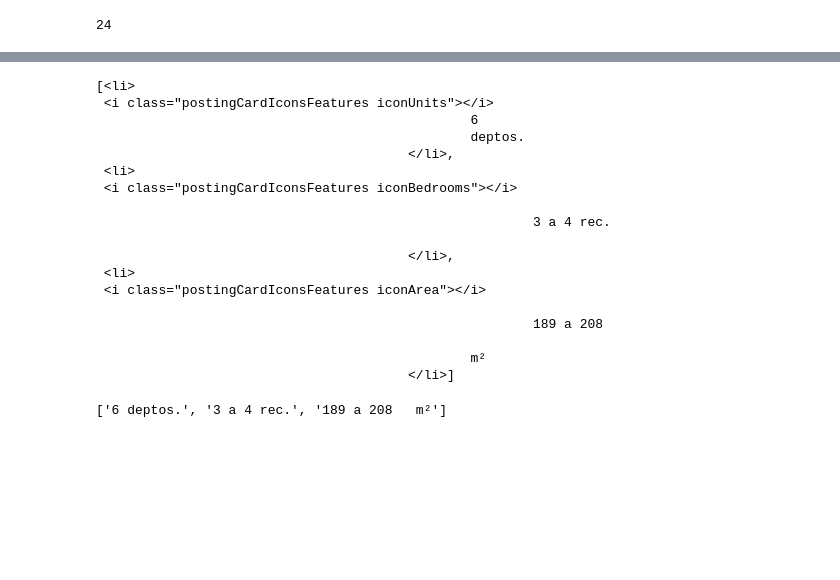
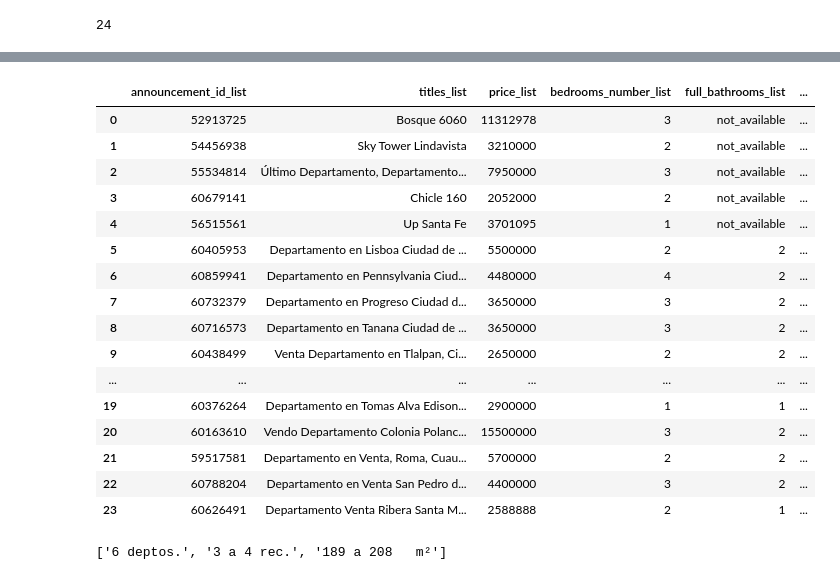
Before and after one commit to trezeget-1/meli_project, a Jupyter notebook: Inmuebles 24 - Scrape.ipynb, the cells around one changed output, grey strips where cells are left out. Saved outputs shown, nothing was run; the diff lists cells and outputs as text; code cells hidden in the pictures; blank space fills up the shorter version.

Commit message:
I added more columns into the dataframe from the information scrapped from the website of inmuebles

```diff
--- a/Inmuebles 24 - Scrape.ipynb
+++ b/Inmuebles 24 - Scrape.ipynb
@@ -73,3 +73,12 @@ soup = bs(html, "html.parser")
 len(soup.find_all("div", class_ = "postingCard"))
 # %% [output]
 24
+# %%
+sub_soup = publications_list[0]
+
+thumbnail = sub_soup.find_all("img")
+thumbnail[0]
+# thumbnail_list.append(thumbnail)
+
+# for x in range(len(thumbnail)):
+#     print(thumbnail[0]['data-src'].strip())
@@ -186,24 +179,31 @@ pd.DataFrame({
-# %%
-features_list
-# %% [output]
-[<li>
- <i class="postingCardIconsFeatures iconUnits"></i>
-                                                6
-                                                deptos.
-                                        </li>,
- <li>
- <i class="postingCardIconsFeatures iconBedrooms"></i>
-
-                                                        3 a 4 rec.
-
-                                        </li>,
- <li>
- <i class="postingCardIconsFeatures iconArea"></i>
-
-                                                        189 a 208
-
-                                                m²
-                                        </li>]
+# %%
+pd.DataFrame({
+    'announcement_id_list': announcement_id_list,
+    'titles_list': titles_list,
+    'price_list': price_list,
+    'bedrooms_number_list': bedrooms_number_list,
+    'full_bathrooms_list': full_bathrooms_list,
+    'permalink_list': permalink_list,
+    'thumbnail_list': thumbnail_list,
+})
+# %% [output]
+|  | announcement_id_list | titles_list | price_list | bedrooms_number_list | full_bathrooms_list | ... |
+| 0 | 52913725 | Bosque 6060 | 11312978 | 3 | not_available | ... |
+| 1 | 54456938 | Sky Tower Lindavista | 3210000 | 2 | not_available | ... |
+| 2 | 55534814 | Último Departamento, Departamento... | 7950000 | 3 | not_available | ... |
+| 3 | 60679141 | Chicle 160 | 2052000 | 2 | not_available | ... |
+| 4 | 56515561 | Up Santa Fe | 3701095 | 1 | not_available | ... |
+| 5 | 60405953 | Departamento en Lisboa Ciudad de ... | 5500000 | 2 | 2 | ... |
+| 6 | 60859941 | Departamento en Pennsylvania Ciud... | 4480000 | 4 | 2 | ... |
+| 7 | 60732379 | Departamento en Progreso Ciudad d... | 3650000 | 3 | 2 | ... |
+| 8 | 60716573 | Departamento en Tanana Ciudad de ... | 3650000 | 3 | 2 | ... |
+| 9 | 60438499 | Venta Departamento en Tlalpan, Ci... | 2650000 | 2 | 2 | ... |
+| ... | ... | ... | ... | ... | ... | ... |
+| 19 | 60376264 | Departamento en Tomas Alva Edison... | 2900000 | 1 | 1 | ... |
+| 20 | 60163610 | Vendo Departamento Colonia Polanc... | 15500000 | 3 | 2 | ... |
+| 21 | 59517581 | Departamento en Venta, Roma, Cuau... | 5700000 | 2 | 2 | ... |
+| 22 | 60788204 | Departamento en Venta San Pedro d... | 4400000 | 3 | 2 | ... |
+| 23 | 60626491 | Departamento Venta Ribera Santa M... | 2588888 | 2 | 1 | ... |
 # %%
 features_list = sub_soup.find_all("ul", class_ = "postingCardMainFeatures")[0].find_all("li")
 
```
Also changed, not shown: parts of 6 cells of this notebook.
